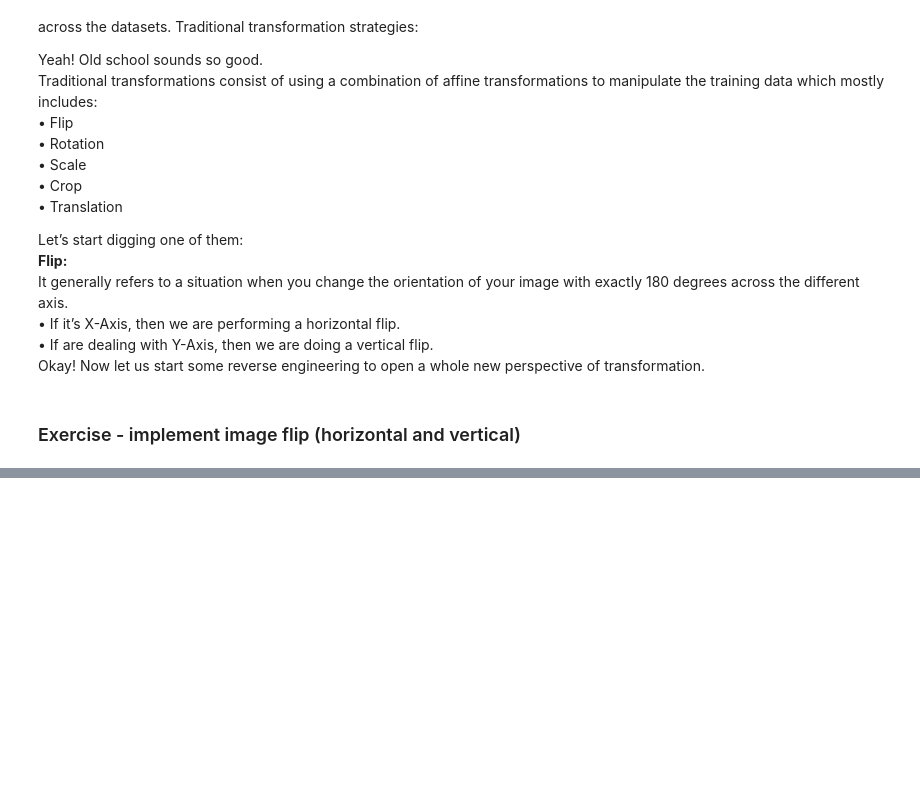
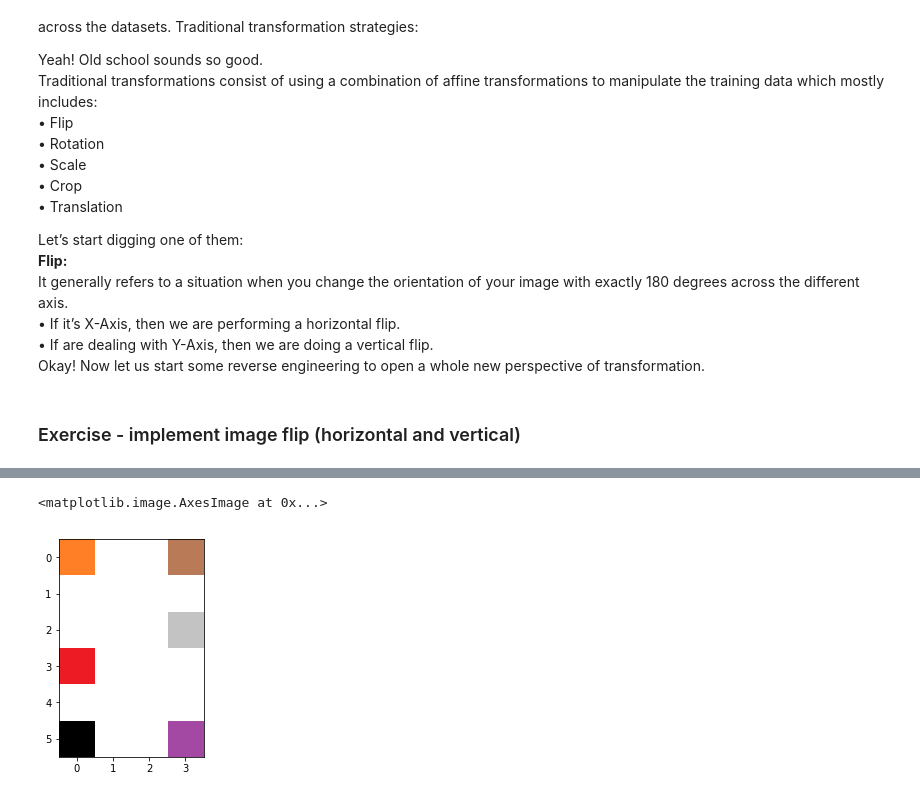
Before and after one commit to ingus-t/ML-AI, a Jupyter notebook: Notes/Novice_AI.ipynb, the cells around one changed output, grey strips where cells are left out. Drawn from its saved outputs; the diff is of its cells as text; code cells hidden in the pictures; blank space fills up the shorter version.

```diff
--- a/Notes/Novice_AI.ipynb
+++ b/Notes/Novice_AI.ipynb
@@ -595,0 +646,6 @@ Okay! Now let us start some reverse engineering to open a whole new perspective
+# %%
+image = plt.imread('4x6_flip_hor.png')
+plt.imshow(image)
+# %% [output]
+<matplotlib.image.AxesImage at 0x...>
+[figure, added]
```
Also changed, not shown: parts of 24 cells of this notebook.
